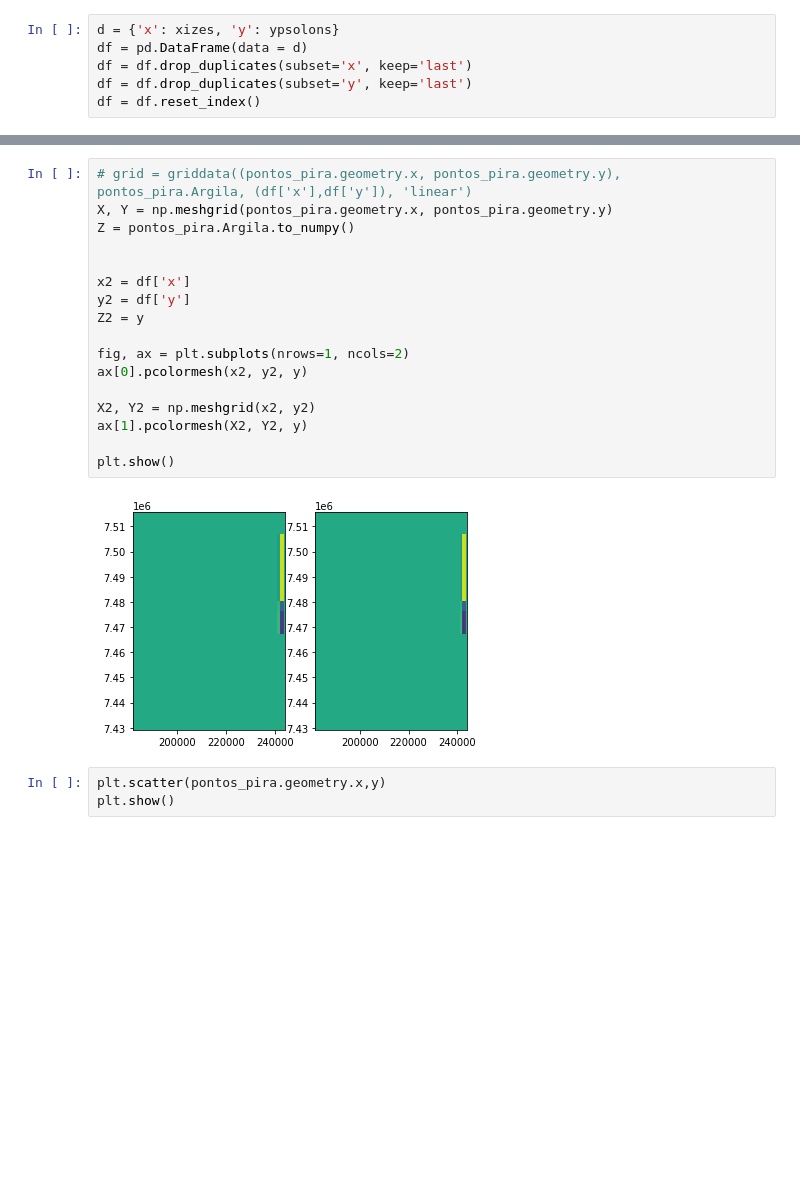
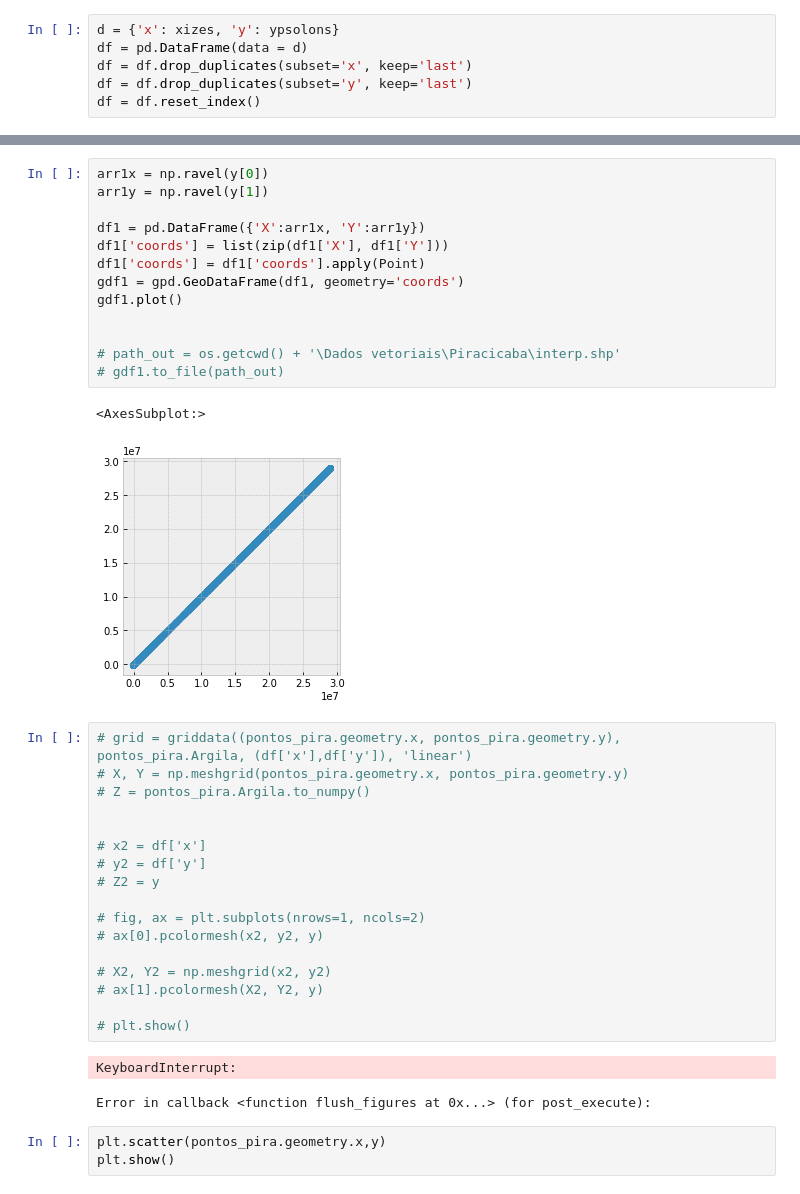
Before and after one commit to Livia-dias/Interpolate-carbono, a Jupyter notebook: interpolate.ipynb, the cells around one changed output, grey strips where cells are left out. Cells and saved outputs as stored; diff of their text form; blank space fills up the shorter version.

```diff
--- a/interpolate.ipynb
+++ b/interpolate.ipynb
@@ -48,22 +68,39 @@ Probable causes: either s or m too small. (fp>s)
+# %%
+arr1x = np.ravel(y[0])
+arr1y = np.ravel(y[1])
+
+df1 = pd.DataFrame({'X':arr1x, 'Y':arr1y})
+df1['coords'] = list(zip(df1['X'], df1['Y']))
+df1['coords'] = df1['coords'].apply(Point)
+gdf1 = gpd.GeoDataFrame(df1, geometry='coords')
+gdf1.plot()
+
+
+# path_out = os.getcwd() + '\Dados vetoriais\Piracicaba\interp.shp'
+# gdf1.to_file(path_out)
+# %% [output]
+<AxesSubplot:>
+[figure, added]
 # %%
 # grid = griddata((pontos_pira.geometry.x, pontos_pira.geometry.y), pontos_pira.Argila, (df['x'],df['y']), 'linear')
-X, Y = np.meshgrid(pontos_pira.geometry.x, pontos_pira.geometry.y)
-Z = pontos_pira.Argila.to_numpy()
+# X, Y = np.meshgrid(pontos_pira.geometry.x, pontos_pira.geometry.y)
+# Z = pontos_pira.Argila.to_numpy()
 
 
-x2 = df['x']
-y2 = df['y']
-Z2 = y
+# x2 = df['x']
+# y2 = df['y']
+# Z2 = y
 
-fig, ax = plt.subplots(nrows=1, ncols=2)
-ax[0].pcolormesh(x2, y2, y)
+# fig, ax = plt.subplots(nrows=1, ncols=2)
+# ax[0].pcolormesh(x2, y2, y)
 
-X2, Y2 = np.meshgrid(x2, y2)
-ax[1].pcolormesh(X2, Y2, y)
+# X2, Y2 = np.meshgrid(x2, y2)
+# ax[1].pcolormesh(X2, Y2, y)
 
-plt.show()
+# plt.show()
 # %% [output]
-[figure, removed]
+KeyboardInterrupt:
+Error in callback <function flush_figures at 0x...> (for post_execute):
 # %%
 plt.scatter(pontos_pira.geometry.x,y)
 plt.show()
```
Also changed, not shown: parts of 4 cells of this notebook, 6 other files.
